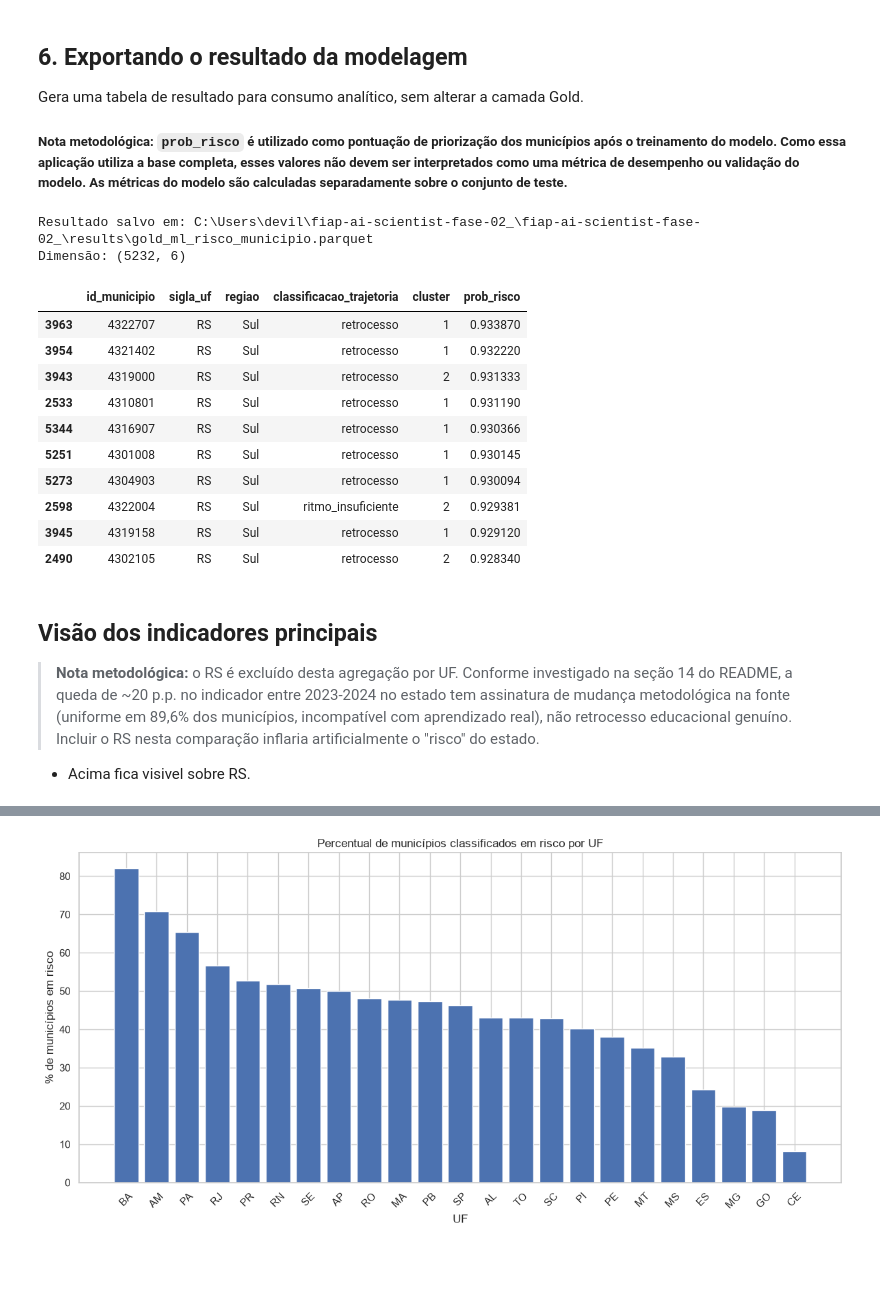
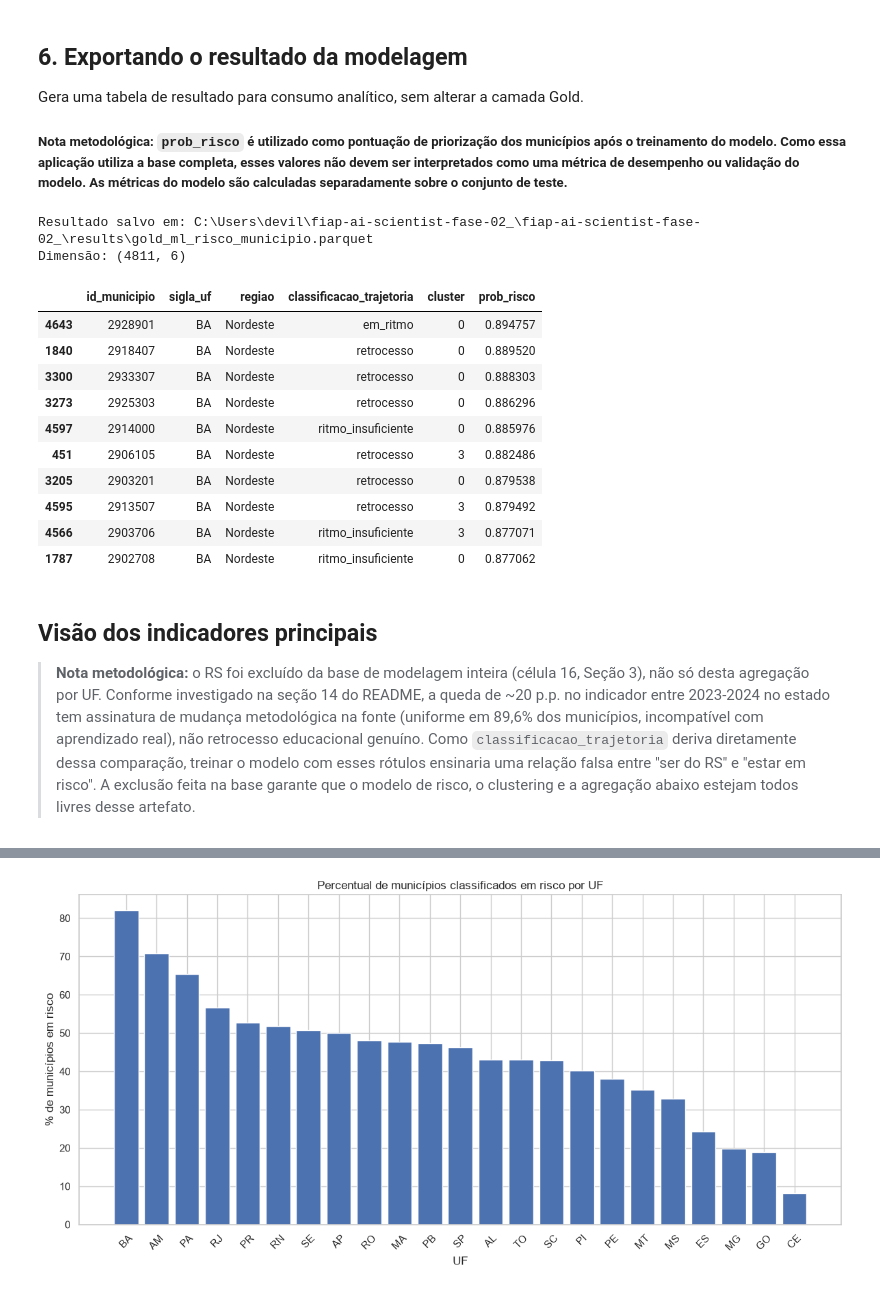
Before and after one commit to LiraJoviniano/fiap-ai-scientist-fase-02, a Jupyter notebook: notebooks/02_modelagem_ml_final.ipynb, the cells around one changed output, grey strips where cells are left out. Drawn from its saved outputs; the diff is of its cells as text; code cells hidden in the pictures; blank space fills up the shorter version.

```diff
--- a/notebooks/02_modelagem_ml_final.ipynb
+++ b/notebooks/02_modelagem_ml_final.ipynb
@@ -232,7 +237,6 @@ Join `analiticos` (features) + `trajetoria_meta_2030` (target), com o tratamento
 
 ##### **Definição do target:** neste estudo, `risco = 1` representa municípios classificados na trajetória como `retrocesso` ou `ritmo_insuficiente`. `sem_meta` é excluído por ser uma situação não aplicável ao conceito de risco utilizado.
 # %%
-
 df = df_features.merge(
     df_trajetoria[["id_municipio", "classificacao_trajetoria"]],
     on="id_municipio", how="inner"
@@ -242,6 +246,9 @@ df = df[df["elegivel_meta"] == True]
 df = df[df["classificacao_trajetoria"] != "sem_meta"]
 df = df.dropna(subset=["classificacao_trajetoria"])
 
+# Exclui o RS da base da modelagem inteira: (ver README, seção 14)
+df = df[df["sigla_uf"] != "RS"]
+
 df["risco"] = df["classificacao_trajetoria"].isin(
     ["retrocesso", "ritmo_insuficiente"]
 ).astype(int)
@@ -499,38 +511,44 @@ Gera uma tabela de resultado para consumo analítico, sem alterar a camada Gold.
 # %%
 RESULTS_DIR = ROOT / "results"
 RESULTS_DIR.mkdir(exist_ok=True)
 
 resultado = df[["id_municipio", "sigla_uf", "regiao", "classificacao_trajetoria", "cluster"]].copy()
 resultado["prob_risco"] = rf.predict_proba(X)[:, 1]
 resultado = resultado.sort_values("prob_risco", ascending=False)
 
 OUTPUT_PATH = RESULTS_DIR / "gold_ml_risco_municipio.parquet"
 resultado.to_parquet(OUTPUT_PATH, index=False)
 
+# Cópia em CSV, pra consumo direto no Power BI
+resultado.to_csv(RESULTS_DIR / "gold_ml_risco_municipio.csv", index=False)
+
 print("Resultado salvo em:", OUTPUT_PATH)
 print("Dimensão:", resultado.shape)
 resultado.head(10)
 # %% [output]
 Resultado salvo em: C:\Users\devil\fiap-ai-scientist-fase-02_\fiap-ai-scientist-fase-02_\results\gold_ml_risco_municipio.parquet
-Dimensão: (5232, 6)
+Dimensão: (4811, 6)
 |  | id_municipio | sigla_uf | regiao | classificacao_trajetoria | cluster | prob_risco |
-| 3963 | 4322707 | RS | Sul | retrocesso | 1 | 0.933870 |
-| 3954 | 4321402 | RS | Sul | retrocesso | 1 | 0.932220 |
-| 3943 | 4319000 | RS | Sul | retrocesso | 2 | 0.931333 |
-| 2533 | 4310801 | RS | Sul | retrocesso | 1 | 0.931190 |
-| 5344 | 4316907 | RS | Sul | retrocesso | 1 | 0.930366 |
-| 5251 | 4301008 | RS | Sul | retrocesso | 1 | 0.930145 |
-| 5273 | 4304903 | RS | Sul | retrocesso | 1 | 0.930094 |
-| 2598 | 4322004 | RS | Sul | ritmo_insuficiente | 2 | 0.929381 |
-| 3945 | 4319158 | RS | Sul | retrocesso | 1 | 0.929120 |
-| 2490 | 4302105 | RS | Sul | retrocesso | 2 | 0.928340 |
+| 4643 | 2928901 | BA | Nordeste | em_ritmo | 0 | 0.894757 |
+| 1840 | 2918407 | BA | Nordeste | retrocesso | 0 | 0.889520 |
+| 3300 | 2933307 | BA | Nordeste | retrocesso | 0 | 0.888303 |
+| 3273 | 2925303 | BA | Nordeste | retrocesso | 0 | 0.886296 |
+| 4597 | 2914000 | BA | Nordeste | ritmo_insuficiente | 0 | 0.885976 |
+| 451 | 2906105 | BA | Nordeste | retrocesso | 3 | 0.882486 |
+| 3205 | 2903201 | BA | Nordeste | retrocesso | 0 | 0.879538 |
+| 4595 | 2913507 | BA | Nordeste | retrocesso | 3 | 0.879492 |
+| 4566 | 2903706 | BA | Nordeste | ritmo_insuficiente | 3 | 0.877071 |
+| 1787 | 2902708 | BA | Nordeste | ritmo_insuficiente | 0 | 0.877062 |
 # %% [markdown]
 ## **Visão dos indicadores principais**
-> **Nota metodológica:** o RS é excluído desta agregação por UF. Conforme investigado
-> na seção 14 do README, a queda de ~20 p.p. no indicador entre 2023-2024 no estado
-> tem assinatura de mudança metodológica na fonte (uniforme em 89,6% dos municípios,
-> incompatível com aprendizado real), não retrocesso educacional genuíno. Incluir o
-> RS nesta comparação inflaria artificialmente o "risco" do estado.
- - Acima fica visivel sobre RS.
+> **Nota metodológica:** o RS foi excluído da base de modelagem inteira (célula 16,
+> Seção 3), não só desta agregação por UF. Conforme investigado na seção 14 do
+> README, a queda de ~20 p.p. no indicador entre 2023-2024 no estado tem
+> assinatura de mudança metodológica na fonte (uniforme em 89,6% dos municípios,
+> incompatível com aprendizado real), não retrocesso educacional genuíno. Como
+> `classificacao_trajetoria` deriva diretamente dessa comparação, treinar o
+> modelo com esses rótulos ensinaria uma relação falsa entre "ser do RS" e
+> "estar em risco". A exclusão feita na base garante que o modelo de risco, o
+> clustering e a agregação abaixo estejam todos livres desse artefato.
 # %%
 risco_uf = (
```
Also changed, not shown: parts of 17 cells of this notebook, 18 other files.
